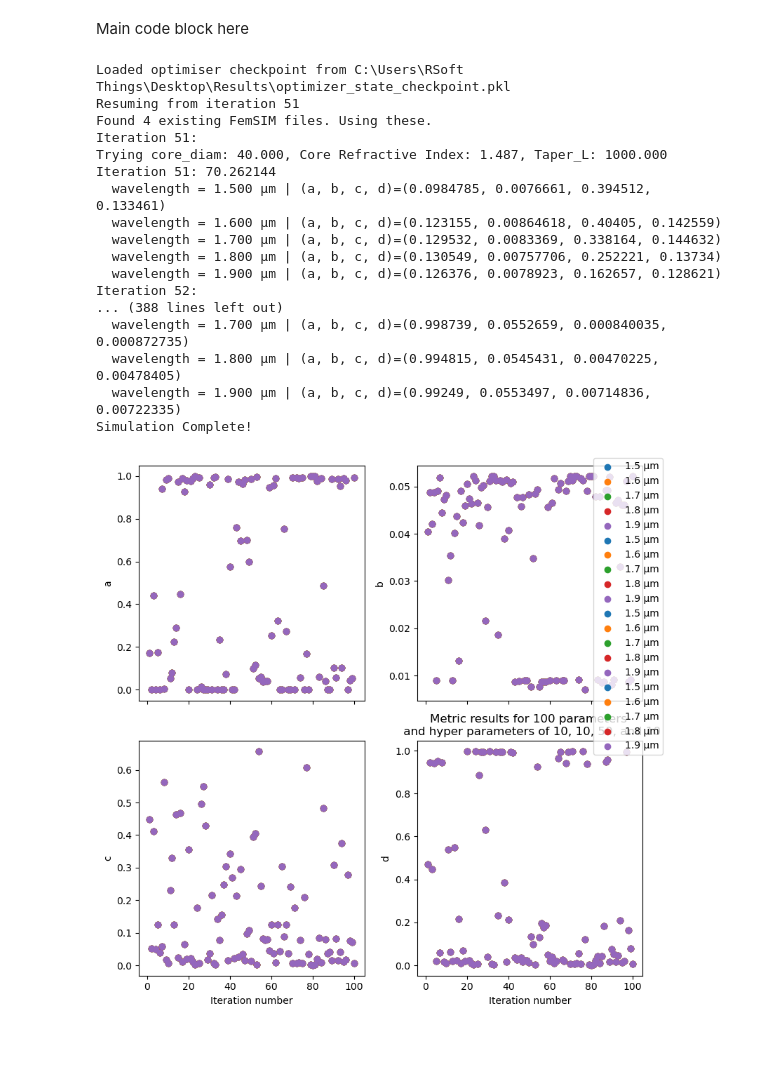
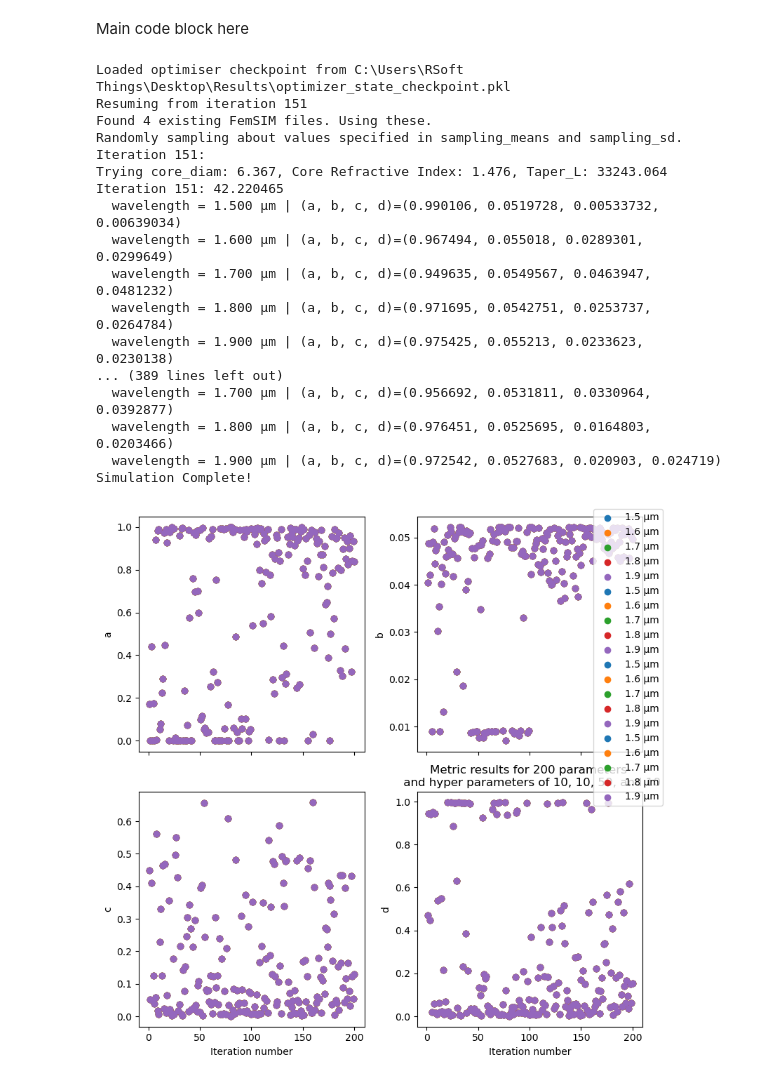
Before and after one commit to SAIL-Labs/RSoft-Automaton, a Jupyter notebook: Data_Manip.ipynb, the cells around one changed output. Drawn from its saved outputs; the diff is of its cells as text; code cells hidden in the pictures; blank space fills up the shorter version.

```diff
--- a/Data_Manip.ipynb
+++ b/Data_Manip.ipynb
@@ -142,7 +142,7 @@ simulation_val = {
     "launch_normalization": 1,
     "core_to_monitor": 1, #note this is after reordering!
     "metric": 'TF',
-    "num_paras": 100, # number of samples to choose, scaled by n_points
+    "num_paras": 200, # number of samples to choose, scaled by n_points
     "n_points": 1, # number of simultaneous parameter vectors to sample
     "skip_core": None, #[5],
     "add_cladding_to_cores": None, # [0,1,3,4,5,6],#[0],[0,1,2,3,4,5,6,7],
@@ -267,45 +267,45 @@ if simulation_val["simulate_tf_metric"]:
     # Taper ratio vs Core neff
     ax3 = fig.add_subplot(gs[2, 0])
     comp3 = ax3.scatter(core_neff, taper_length, c=throughput, cmap='viridis_r', s=80, edgecolor='k')
     ax3.set_xlabel("Core neff")
     ax3.set_ylabel(r"Taper Length ($\mu m$)")
 
     ax4 = fig.add_subplot(gs[:, 1], projection='3d')
     comp3d = ax4.scatter(core_diam, core_neff, taper_length, c=throughput, cmap='viridis_r', s=50, edgecolor='k')
     ax4.set_xlabel(r'Core diameter ($\mu m$)')
     ax4.set_ylabel("Core neff")
     ax4.set_zlabel(r"Taper Length ($\mu m$)")
     cbar4 = plt.colorbar(comp3d, ax=ax4, shrink=0.6)
     cbar4.set_label("Loss Function")
 
     plt.tight_layout()
     plt.show()
     fig.savefig(f"Bayesian Opt Results\{simulation_val['num_paras']}_params_gridsize_{simulation_val['grid_size']}bayesianresult_hyperparam{hyp_param_a}_{hyp_param_b}_{hyp_param_c}_{hyp_param_d}.png")
 
     np.save(f"Bayesian Opt Results\{simulation_val['num_paras']}_params_gridsize_{simulation_val['grid_size']}list_of_results_hyperparam{hyp_param_a}_{hyp_param_b}_{hyp_param_c}_{hyp_param_d}.npy", tf_list, allow_pickle = True)
 
 else:
     # dump tf_list so you don't need to re-run the simulation for the amplitude/phases
     if simulation_val["gridding"]:
         np.save("Gridding_results.npy", np.array(tf_list, dtype=object), allow_pickle = True)
     else:
         np.save("Individual_results.npy", np.array(tf_list, dtype=object), allow_pickle = True)
 # %% [output]
 Loaded optimiser checkpoint from C:\Users\RSoft Things\Desktop\Results\optimizer_state_checkpoint.pkl
-Resuming from iteration 51
+Resuming from iteration 151
 Found 4 existing FemSIM files. Using these.
-Iteration 51:
-Trying core_diam: 40.000, Core Refractive Index: 1.487, Taper_L: 1000.000
-Iteration 51: 70.262144
-  wavelength = 1.500 µm | (a, b, c, d)=(0.0984785, 0.0076661, 0.394512, 0.133461)
-  wavelength = 1.600 µm | (a, b, c, d)=(0.123155, 0.00864618, 0.40405, 0.142559)
-  wavelength = 1.700 µm | (a, b, c, d)=(0.129532, 0.0083369, 0.338164, 0.144632)
-  wavelength = 1.800 µm | (a, b, c, d)=(0.130549, 0.00757706, 0.252221, 0.13734)
-  wavelength = 1.900 µm | (a, b, c, d)=(0.126376, 0.0078923, 0.162657, 0.128621)
-Iteration 52:
-... (388 lines left out)
-  wavelength = 1.700 µm | (a, b, c, d)=(0.998739, 0.0552659, 0.000840035, 0.000872735)
-  wavelength = 1.800 µm | (a, b, c, d)=(0.994815, 0.0545431, 0.00470225, 0.00478405)
-  wavelength = 1.900 µm | (a, b, c, d)=(0.99249, 0.0553497, 0.00714836, 0.00722335)
+Randomly sampling about values specified in sampling_means and sampling_sd.
+Iteration 151:
+Trying core_diam: 6.367, Core Refractive Index: 1.476, Taper_L: 33243.064
+Iteration 151: 42.220465
+  wavelength = 1.500 µm | (a, b, c, d)=(0.990106, 0.0519728, 0.00533732, 0.00639034)
+  wavelength = 1.600 µm | (a, b, c, d)=(0.967494, 0.055018, 0.0289301, 0.0299649)
+  wavelength = 1.700 µm | (a, b, c, d)=(0.949635, 0.0549567, 0.0463947, 0.0481232)
+  wavelength = 1.800 µm | (a, b, c, d)=(0.971695, 0.0542751, 0.0253737, 0.0264784)
+  wavelength = 1.900 µm | (a, b, c, d)=(0.975425, 0.055213, 0.0233623, 0.0230138)
+... (389 lines left out)
+  wavelength = 1.700 µm | (a, b, c, d)=(0.956692, 0.0531811, 0.0330964, 0.0392877)
+  wavelength = 1.800 µm | (a, b, c, d)=(0.976451, 0.0525695, 0.0164803, 0.0203466)
+  wavelength = 1.900 µm | (a, b, c, d)=(0.972542, 0.0527683, 0.020903, 0.024719)
 Simulation Complete!
-[figure, old version]
+[figure, new version]
```
Also changed, not shown: parts of 1 cell of this notebook, 3 other files.
